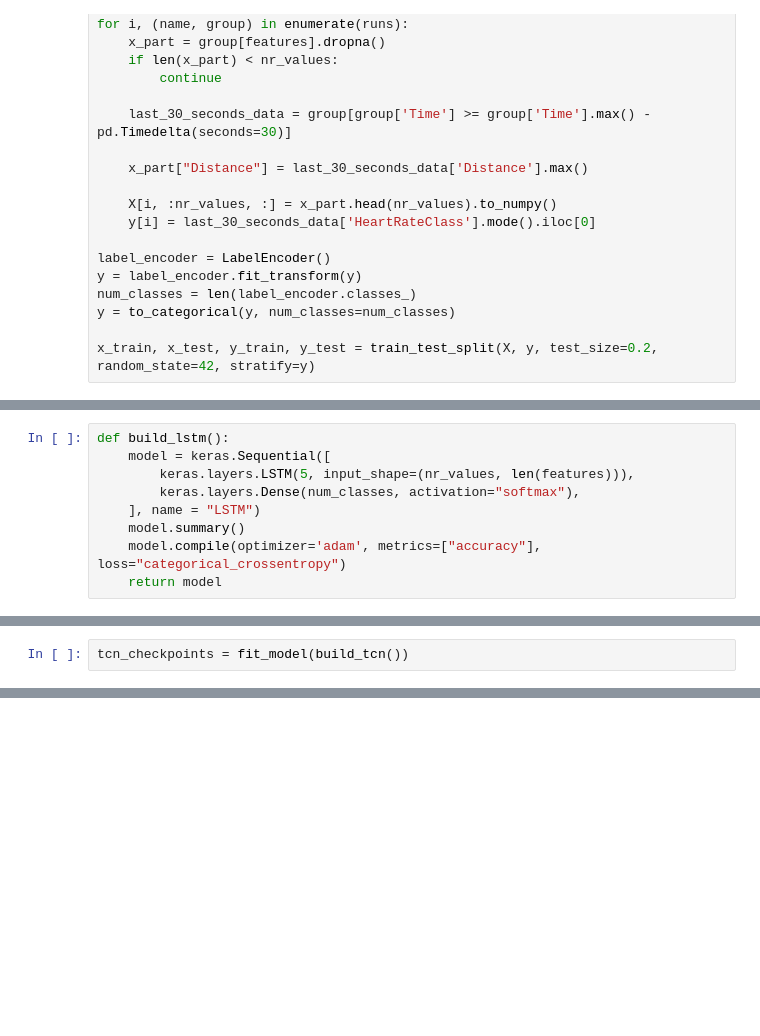
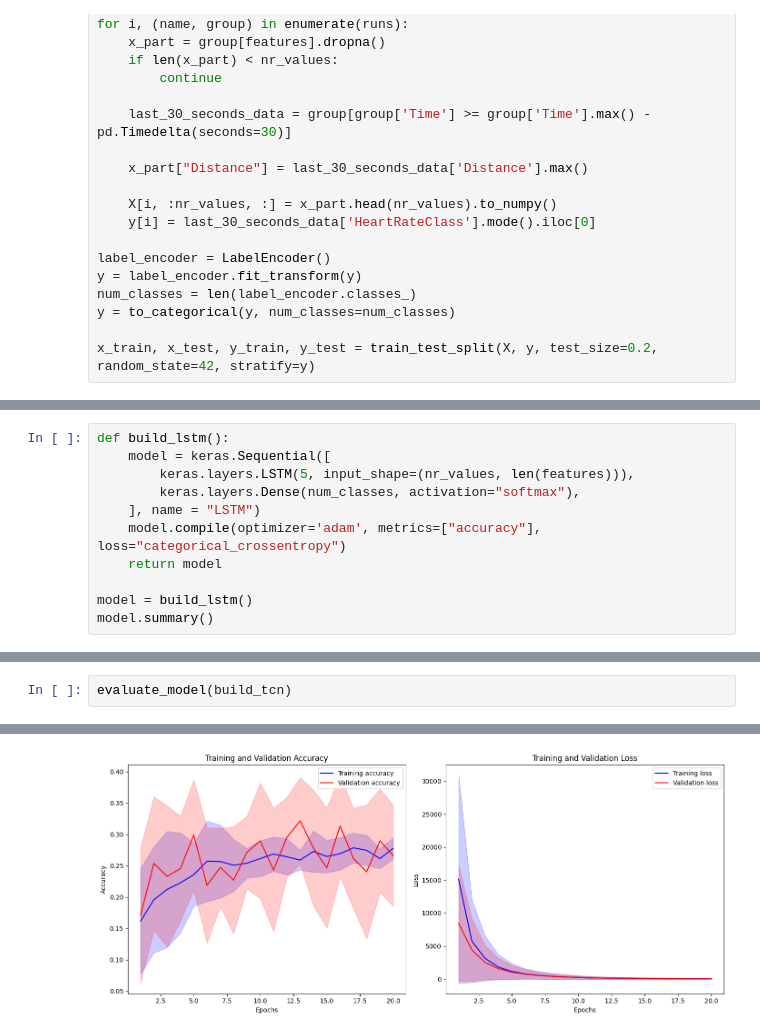
Before and after one commit to JJWRoeloffs/MLQS_group49, a Jupyter notebook: NeuralNetworks.ipynb, the cells around one changed output, grey strips where cells are left out. Cells and saved outputs as stored; diff of their text form; blank space fills up the shorter version.

Commit message:
Plot neural network evaluation

```diff
--- a/NeuralNetworks.ipynb
+++ b/NeuralNetworks.ipynb
@@ -61,6 +109,8 @@ def build_lstm():
         keras.layers.LSTM(5, input_shape=(nr_values, len(features))),
         keras.layers.Dense(num_classes, activation="softmax"),
     ], name = "LSTM")
-    model.summary()
     model.compile(optimizer='adam', metrics=["accuracy"], loss="categorical_crossentropy")
     return model
+
+model = build_lstm()
+model.summary()
@@ -144,3 +281,3 @@ def build_tcn():
 # %%
-tcn_checkpoints = fit_model(build_tcn())
+evaluate_model(build_tcn)
 # %% [output]
@@ -163,0 +301 @@ Epoch 50: val_loss improved from 1.59286 to 1.59203, saving model to TCN_checkpo
+[figure, added]
```
Also changed, not shown: parts of 6 cells of this notebook.
